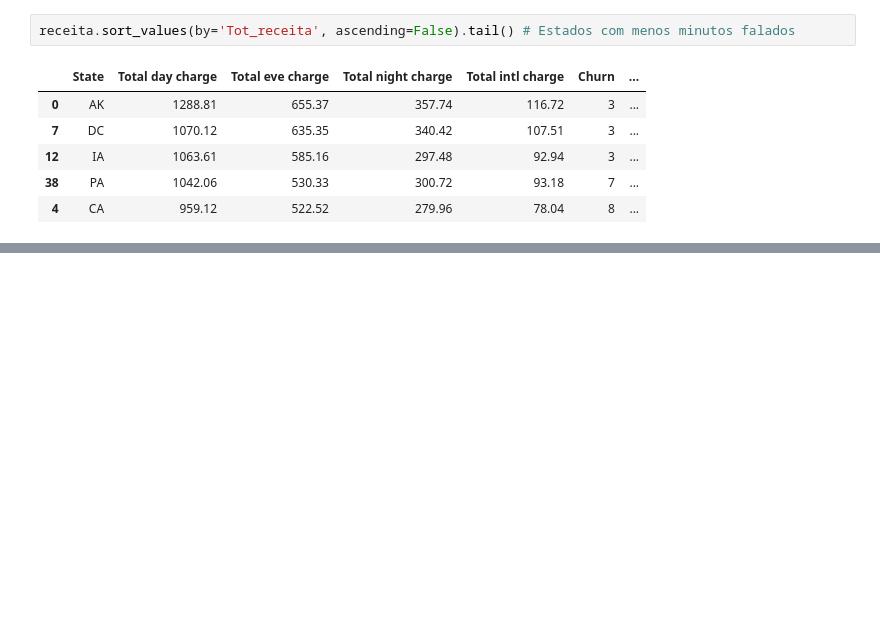
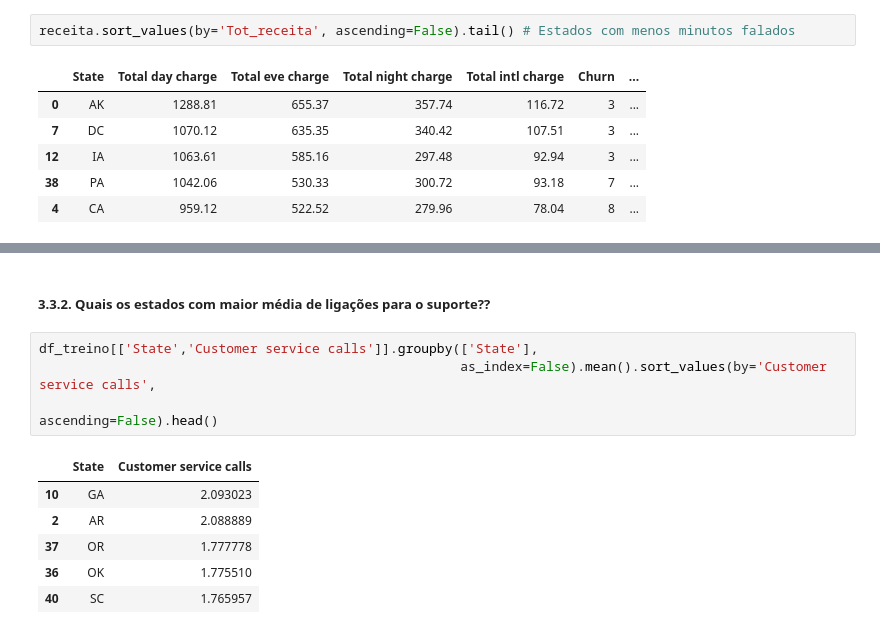
Before and after one commit to lucas-sls/Telecom_Churn, a Jupyter notebook: Telecom_churn.ipynb, the cells around one changed output, grey strips where cells are left out. Drawn from its saved outputs; the diff is of its cells as text; blank space fills up the shorter version.

```diff
--- a/Telecom_churn.ipynb
+++ b/Telecom_churn.ipynb
@@ -391,0 +417,13 @@ receita.sort_values(by='Tot_receita', ascending=False).tail() # Estados com meno
+# %% [markdown]
+##### 3.3.2. Quais os estados com maior média de ligações para o suporte??
+# %%
+df_treino[['State','Customer service calls']].groupby(['State'],
+                                                      as_index=False).mean().sort_values(by='Customer service calls',
+                                                                                         ascending=False).head()
+# %% [output]
+|  | State | Customer service calls |
+| 10 | GA | 2.093023 |
+| 2 | AR | 2.088889 |
+| 37 | OR | 1.777778 |
+| 36 | OK | 1.775510 |
+| 40 | SC | 1.765957 |
```
Also changed, not shown: parts of 7 cells of this notebook.
